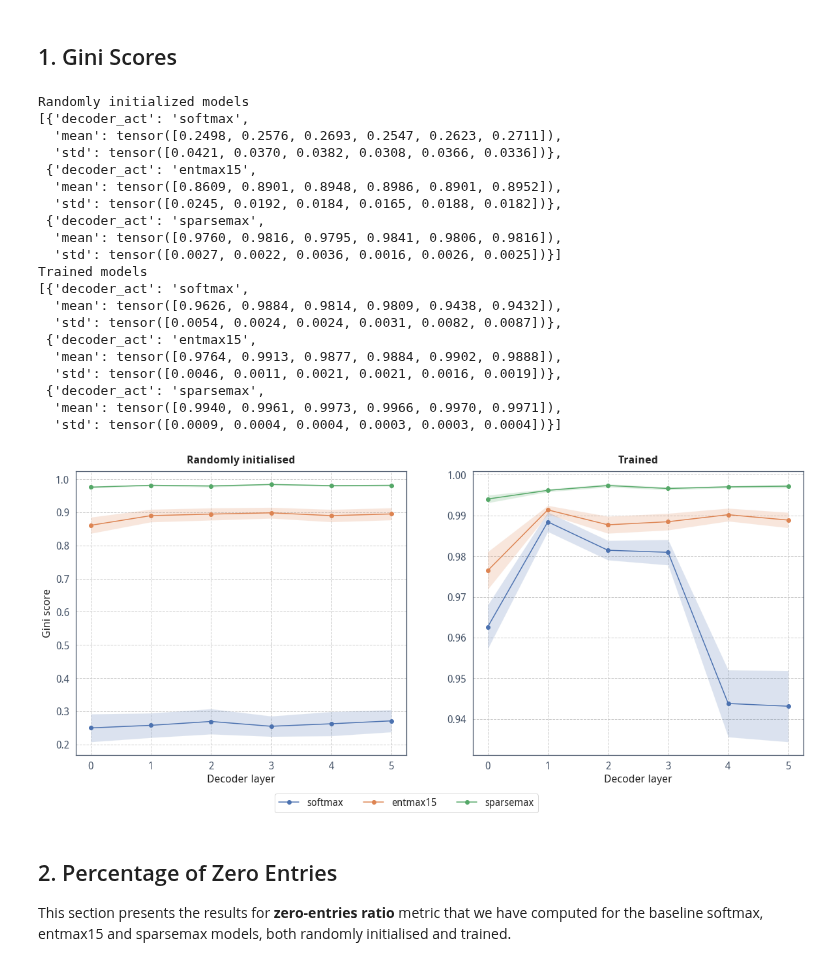
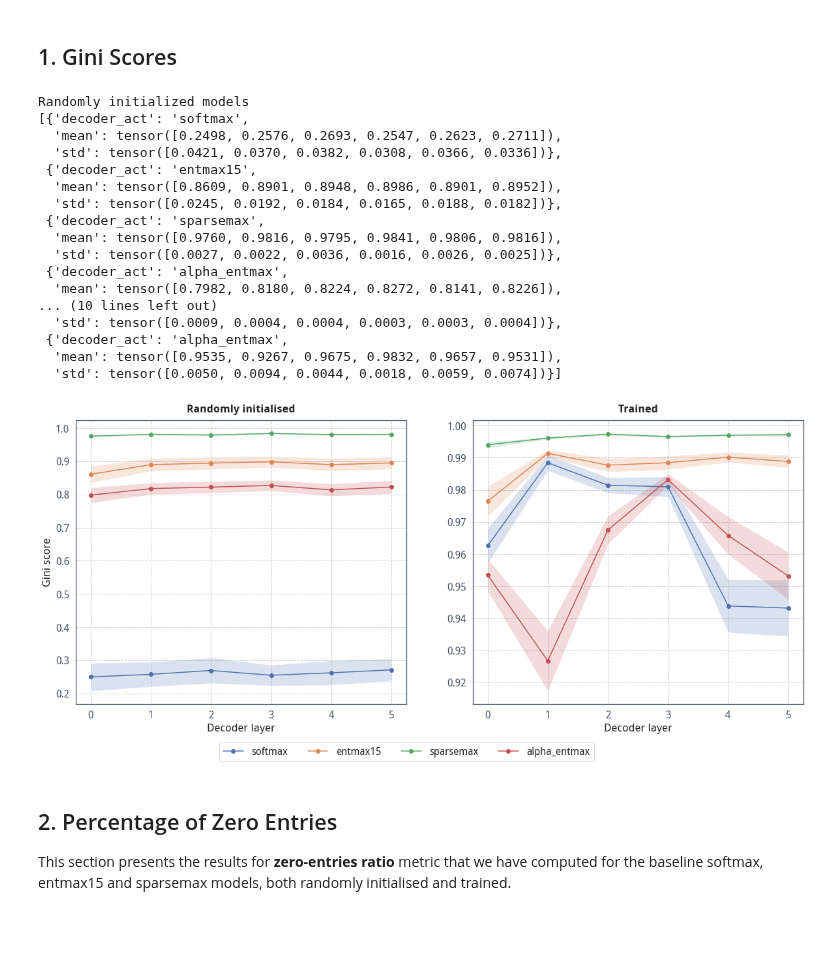
Before and after one commit to erikdao/sparse-detector, a Jupyter notebook: notebooks/val_metrics_analyses.ipynb, the cells around one changed output. Saved outputs shown, nothing was run; the diff lists cells and outputs as text; code cells hidden in the pictures; blank space fills up the shorter version.

Commit message:
Update: results for alpha-entmax

```diff
--- a/notebooks/val_metrics_analyses.ipynb
+++ b/notebooks/val_metrics_analyses.ipynb
@@ -37,7 +37,7 @@ ax1, ax2 = axlist
 
 # Randomly initialise
 data = []
-filenames = ["softmax-gini-random.pt", "entmax15-gini-random.pt", "sparsemax-gini-random.pt"]
+filenames = ["softmax-gini-random.pt", "entmax15-gini-random.pt", "sparsemax-gini-random.pt", "alpha_entmax-gini-random.pt"]
 for fn in filenames:
     fpath = root_dir / "outputs" / "metrics" / "gini" / fn
     in_data = torch.load(fpath)
@@ -62,54 +62,51 @@ ax1.tick_params(colors='#475569')
 
 # Train models
 data = []
-filenames = ["softmax-gini.pt", "entmax15-gini.pt", "sparsemax-gini.pt"]
+filenames = ["softmax-gini.pt", "entmax15-gini.pt", "sparsemax-gini.pt", "alpha_entmax-gini.pt"]
 for fn in filenames:
     fpath = root_dir / "outputs" / "metrics" / "gini" / fn
     in_data = torch.load(fpath)
     item = {
         "decoder_act": in_data['decoder_act'],
         "mean": in_data['mean'],
         "std": in_data['std']
     }
     data.append(item)
 
 print("Trained models")
 pprint.pprint(data)
 
 for item in data:
     ax2.plot(item['mean'], marker='o', label=item['decoder_act'])
     ax2.fill_between(np.arange(6), item['mean']-item['std'], item['mean']+item['std'], alpha=0.2)
 
 ax2.set_title("Trained", pad=12, fontweight="bold")
 ax2.set_xlabel("Decoder layer")
 ax2.tick_params(colors='#475569')
 
 # Gather common legends
-axlist.flatten()[-2].legend(loc='upper center', bbox_to_anchor=(1.0, -0.12), ncol=3)
-fig.savefig("./images/gini-scores.png", bbox_inches='tight')
-fig.savefig("./images/gini-scores.pdf", bbox_inches='tight')
+axlist.flatten()[-2].legend(loc='upper center', bbox_to_anchor=(1.0, -0.12), ncol=4)
+fig.savefig("./images/gini-scores-w-a_entmax.png", bbox_inches='tight')
+fig.savefig("./images/gini-scores-w-a_entmax.pdf", bbox_inches='tight')
 # %% [output]
 Randomly initialized models
 [{'decoder_act': 'softmax',
   'mean': tensor([0.2498, 0.2576, 0.2693, 0.2547, 0.2623, 0.2711]),
   'std': tensor([0.0421, 0.0370, 0.0382, 0.0308, 0.0366, 0.0336])},
  {'decoder_act': 'entmax15',
   'mean': tensor([0.8609, 0.8901, 0.8948, 0.8986, 0.8901, 0.8952]),
   'std': tensor([0.0245, 0.0192, 0.0184, 0.0165, 0.0188, 0.0182])},
  {'decoder_act': 'sparsemax',
   'mean': tensor([0.9760, 0.9816, 0.9795, 0.9841, 0.9806, 0.9816]),
-  'std': tensor([0.0027, 0.0022, 0.0036, 0.0016, 0.0026, 0.0025])}]
-Trained models
-[{'decoder_act': 'softmax',
-  'mean': tensor([0.9626, 0.9884, 0.9814, 0.9809, 0.9438, 0.9432]),
-  'std': tensor([0.0054, 0.0024, 0.0024, 0.0031, 0.0082, 0.0087])},
- {'decoder_act': 'entmax15',
-  'mean': tensor([0.9764, 0.9913, 0.9877, 0.9884, 0.9902, 0.9888]),
-  'std': tensor([0.0046, 0.0011, 0.0021, 0.0021, 0.0016, 0.0019])},
- {'decoder_act': 'sparsemax',
-  'mean': tensor([0.9940, 0.9961, 0.9973, 0.9966, 0.9970, 0.9971]),
-  'std': tensor([0.0009, 0.0004, 0.0004, 0.0003, 0.0003, 0.0004])}]
+  'std': tensor([0.0027, 0.0022, 0.0036, 0.0016, 0.0026, 0.0025])},
+ {'decoder_act': 'alpha_entmax',
+  'mean': tensor([0.7982, 0.8180, 0.8224, 0.8272, 0.8141, 0.8226]),
+... (10 lines left out)
+  'std': tensor([0.0009, 0.0004, 0.0004, 0.0003, 0.0003, 0.0004])},
+ {'decoder_act': 'alpha_entmax',
+  'mean': tensor([0.9535, 0.9267, 0.9675, 0.9832, 0.9657, 0.9531]),
+  'std': tensor([0.0050, 0.0094, 0.0044, 0.0018, 0.0059, 0.0074])}]
-[figure, old version]
+[figure, new version]
 # %% [markdown]
 ## 2. Percentage of Zero Entries
 
```
Also changed, not shown: parts of 3 cells of this notebook, 10 other files.
